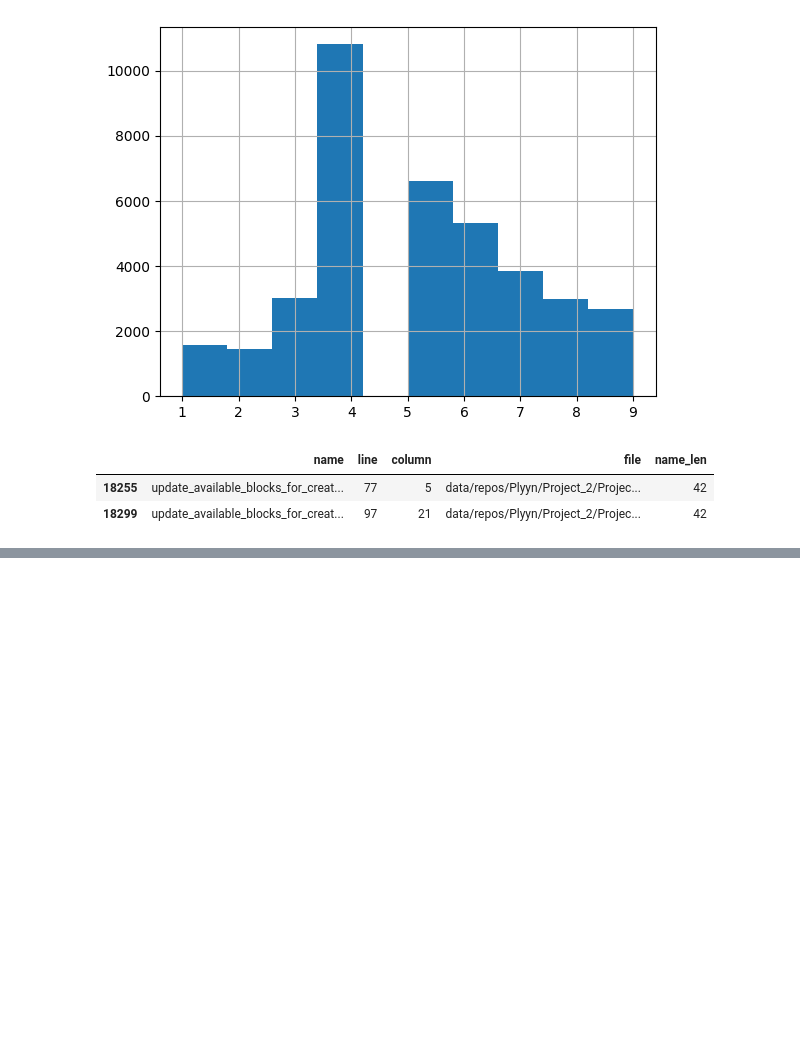
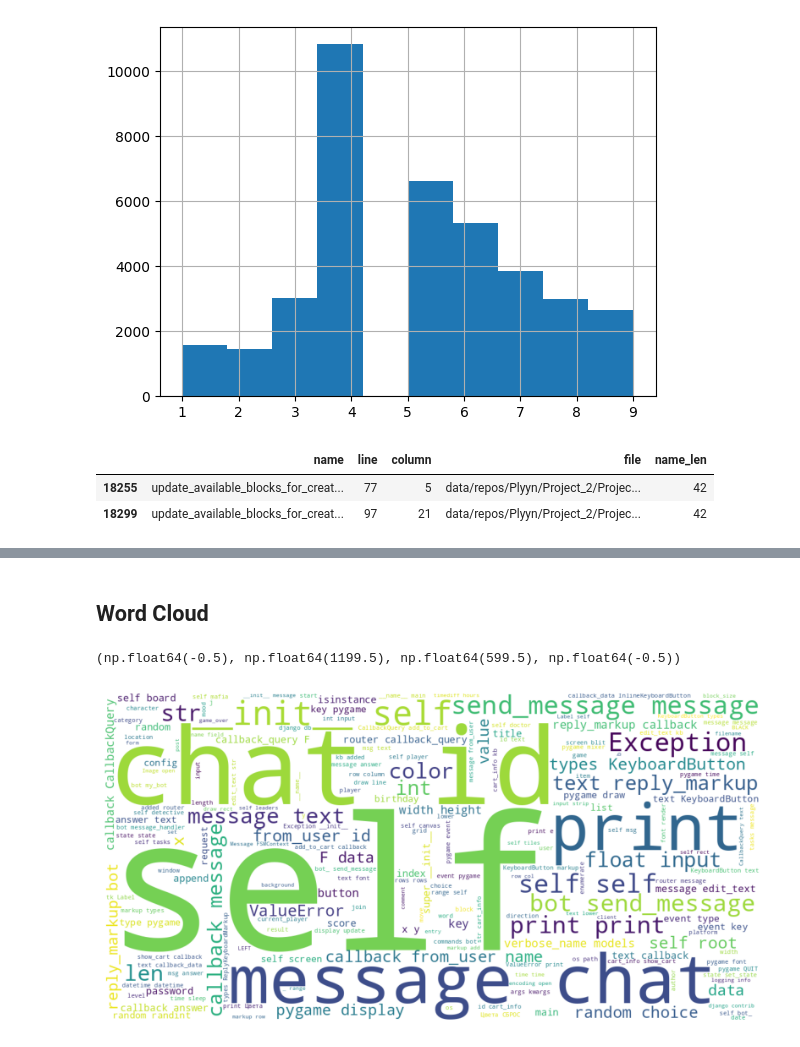
Before and after one commit to alino3ka/project, a Jupyter notebook: notebooks/Lab.ipynb, the cells around one changed output, grey strips where cells are left out. Cells and saved outputs as stored; diff of their text form; code cells hidden in the pictures; blank space fills up the shorter version.

```diff
--- a/notebooks/Lab.ipynb
+++ b/notebooks/Lab.ipynb
@@ -114,0 +188,16 @@ df[name_len > 40]
+# %% [markdown]
+## Word Cloud
+# %%
+from wordcloud import WordCloud
+
+cloud = WordCloud(
+    width=1200,
+    height=600,
+    background_color="white",
+).generate(df["name"].str.cat(sep=" "))
+plt.figure(figsize=(10, 8))
+plt.imshow(cloud)
+plt.axis("off")
+# %% [output]
+(np.float64(-0.5), np.float64(1199.5), np.float64(599.5), np.float64(-0.5))
+[figure, added]
```
Also changed, not shown: parts of 11 cells of this notebook, 1 other file.
